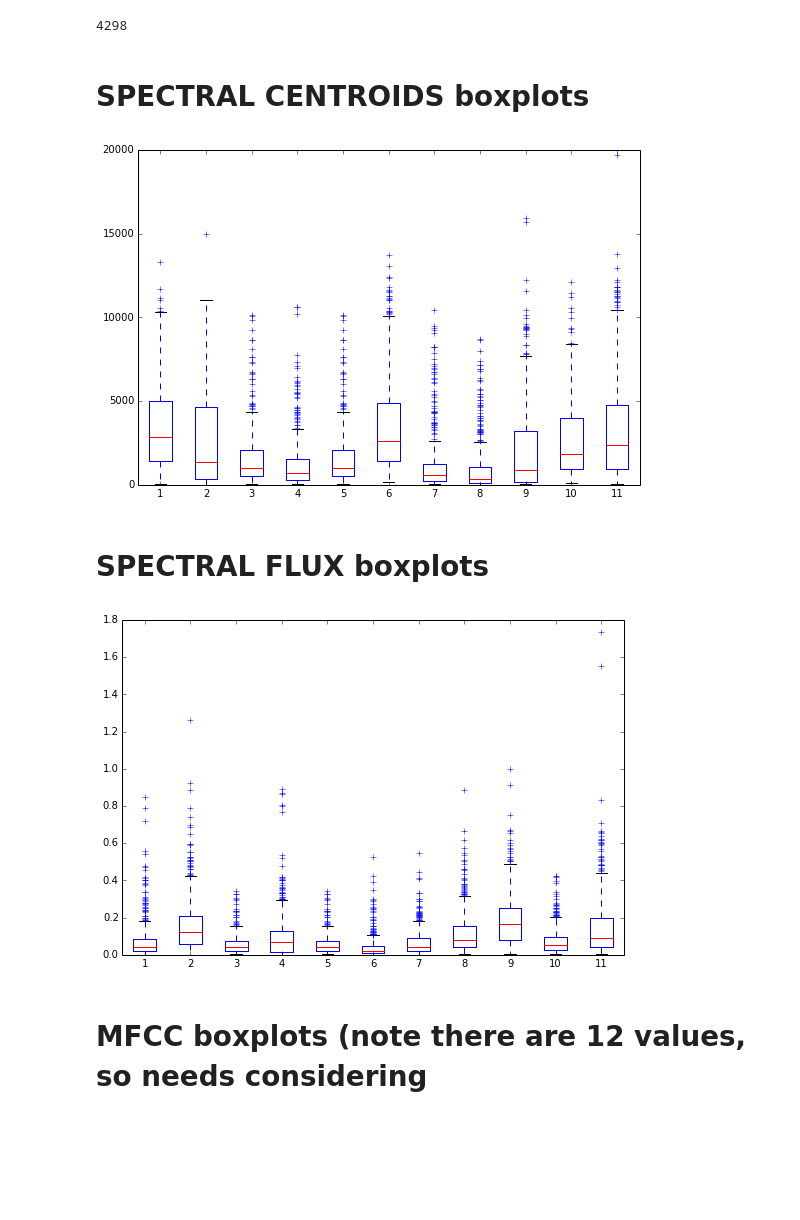
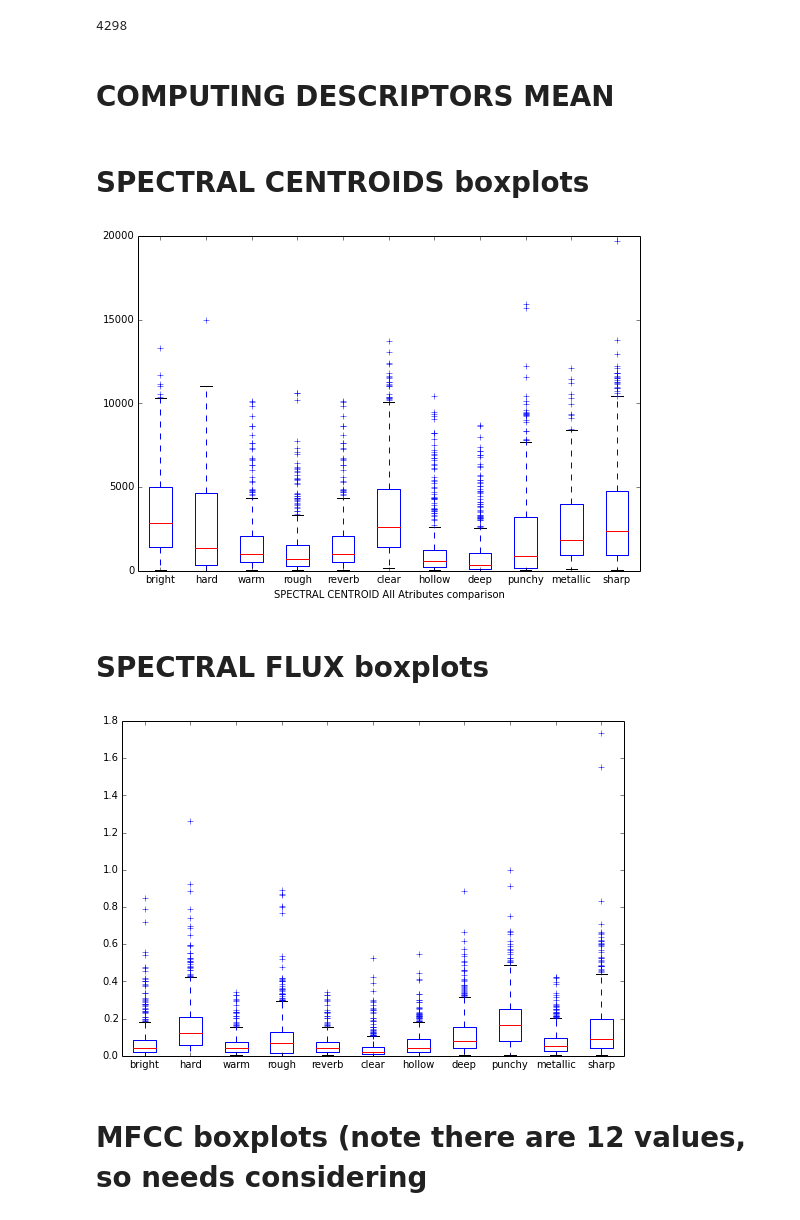
Before and after one commit to pedrogogo/SMC_Th, a Jupyter notebook: json_read_computing_essentia_descriptors.ipynb, the cells around one changed output. Saved outputs shown, nothing was run; the diff lists cells and outputs as text; code cells hidden in the pictures; blank space fills up the shorter version.

```diff
--- a/json_read_computing_essentia_descriptors.ipynb
+++ b/json_read_computing_essentia_descriptors.ipynb
@@ -104,6 +115,8 @@ nb_sounds
 #sum(bright_sound_mfcc_mean) / float(len(bright_sound_mfcc_mean))
 # %%
 #plt.plot(bright_sound_mfcc_mean)
+# %% [markdown]
+# COMPUTING DESCRIPTORS MEAN
 # %%
 #BRIGHT DESCRIPTORS
 sc_bright_mean = []
@@ -494,22 +507,23 @@ lat_sharp_mean = np.array(lat_sharp_mean)
 # %%
 
 ## combine these different collections into a list
 data_to_plot_sc = [sc_bright_mean,sc_hard_mean,sc_warm_mean,sc_rough_mean,sc_reverb_mean,sc_clear_mean,sc_hollow_mean,sc_deep_mean, sc_punchy_mean, sc_metallic_mean, sc_sharp_mean]
 
 # Create a figure instance
 fig = plt.figure(1, figsize=(9, 6))
 
 # Create an axes instance
 ax = fig.add_subplot(111)
+ax.set_xlabel('SPECTRAL CENTROID All Atributes comparison')
+plt.xticks([1, 2, 3,4,5,6,7,8,9,10,11], ['bright', 'hard', 'warm','rough','reverb','clear','hollow','deep','punchy','metallic','sharp'])
 
 # Create the boxplot
 bp = ax.boxplot(data_to_plot_sc)
 # %% [output]
-[figure, old version]
+[figure, new version]
 # %% [markdown]
 # SPECTRAL FLUX boxplots
 # %%
-
 ## combine these different collections into a list
 data_to_plot_sflux = [sflux_bright_mean,sflux_hard_mean,sflux_warm_mean,sflux_rough_mean,sflux_reverb_mean,sflux_clear_mean,sflux_hollow_mean,sflux_deep_mean, sflux_punchy_mean, sflux_metallic_mean, sflux_sharp_mean]
 
@@ -518,11 +532,13 @@ fig = plt.figure(1, figsize=(9, 6))
 
 # Create an axes instance
 ax = fig.add_subplot(111)
+plt.xticks([1, 2, 3,4,5,6,7,8,9,10,11], ['bright', 'hard', 'warm','rough','reverb','clear','hollow','deep','punchy','metallic','sharp'])
+
 
 # Create the boxplot
 bp = ax.boxplot(data_to_plot_sflux)
 # %% [output]
-[figure, old version]
+[figure, new version]
 # %% [markdown]
 # MFCC boxplots (note there are 12 values, so needs considering
 # %%
```
Also changed, not shown: parts of 7 cells of this notebook.
